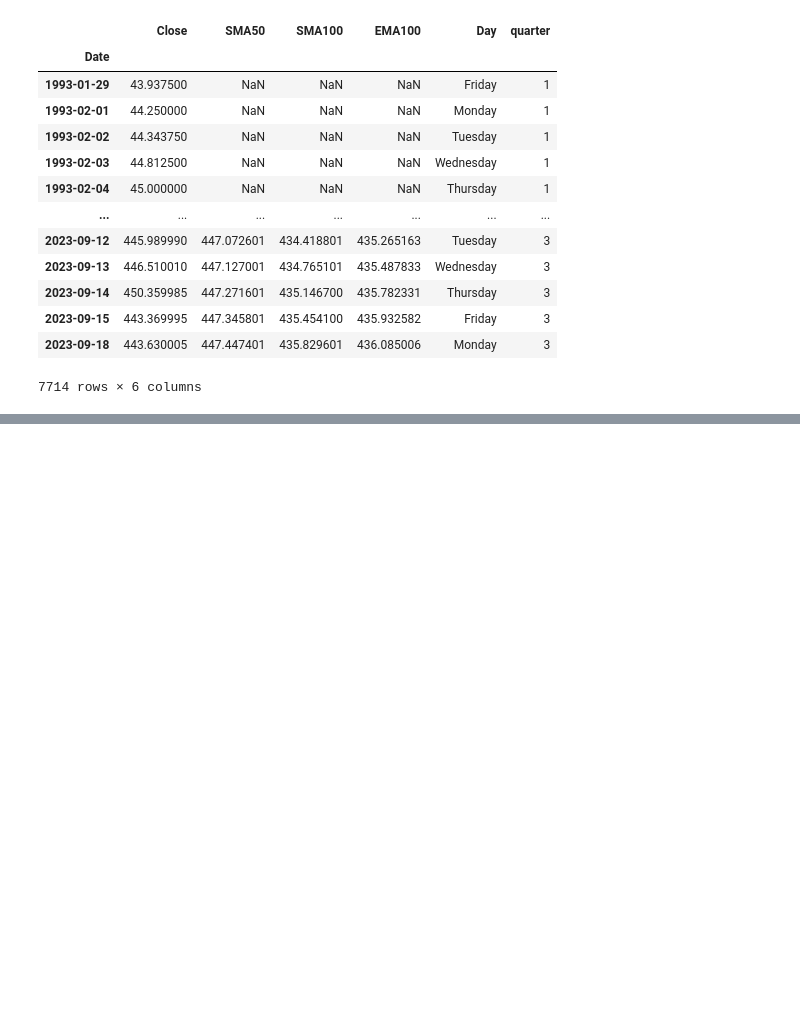
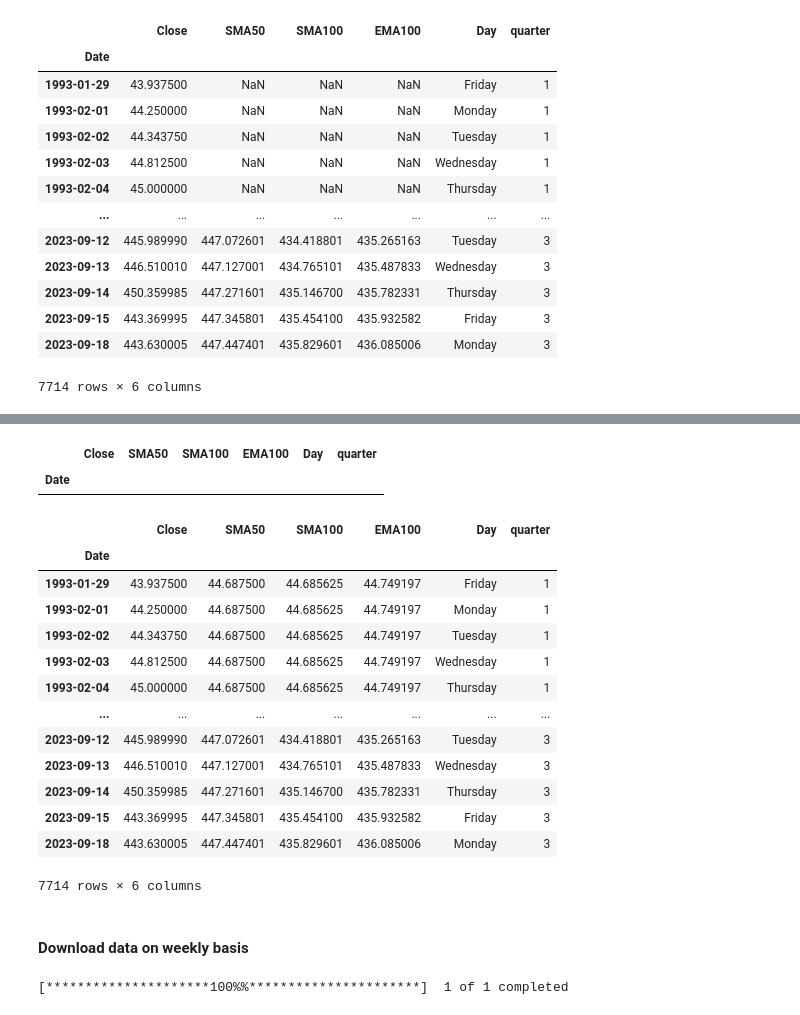
Before and after one commit to tuxlimr/Celery_Preprocessing, a Jupyter notebook: QuantEngineer_NASDAQ_Yahoo.ipynb, the cells around one changed output, grey strips where cells are left out. Saved outputs shown, nothing was run; the diff lists cells and outputs as text; code cells hidden in the pictures; blank space fills up the shorter version.

```diff
--- a/QuantEngineer_NASDAQ_Yahoo.ipynb
+++ b/QuantEngineer_NASDAQ_Yahoo.ipynb
@@ -674,0 +724,28 @@ spy
+# %%
+spy[spy.fillna(method='ffill').Close.isnull()]
+# %% [output]
+|  | Close | SMA50 | SMA100 | EMA100 | Day | quarter |
+| Date |  |  |  |  |  |  |
+# %%
+spy.fillna(method='bfill')
+# %% [output]
+|  | Close | SMA50 | SMA100 | EMA100 | Day | quarter |
+| Date |  |  |  |  |  |  |
+| 1993-01-29 | 43.937500 | 44.687500 | 44.685625 | 44.749197 | Friday | 1 |
+| 1993-02-01 | 44.250000 | 44.687500 | 44.685625 | 44.749197 | Monday | 1 |
+| 1993-02-02 | 44.343750 | 44.687500 | 44.685625 | 44.749197 | Tuesday | 1 |
+| 1993-02-03 | 44.812500 | 44.687500 | 44.685625 | 44.749197 | Wednesday | 1 |
+| 1993-02-04 | 45.000000 | 44.687500 | 44.685625 | 44.749197 | Thursday | 1 |
+| ... | ... | ... | ... | ... | ... | ... |
+| 2023-09-12 | 445.989990 | 447.072601 | 434.418801 | 435.265163 | Tuesday | 3 |
+| 2023-09-13 | 446.510010 | 447.127001 | 434.765101 | 435.487833 | Wednesday | 3 |
+| 2023-09-14 | 450.359985 | 447.271601 | 435.146700 | 435.782331 | Thursday | 3 |
+| 2023-09-15 | 443.369995 | 447.345801 | 435.454100 | 435.932582 | Friday | 3 |
+| 2023-09-18 | 443.630005 | 447.447401 | 435.829601 | 436.085006 | Monday | 3 |
+7714 rows × 6 columns
+# %% [markdown]
+#### Download data on weekly basis
+# %%
+spy = yf.download("SPY", interval="1wk")
+# %% [output]
+[*********************100%%**********************]  1 of 1 completed
```
Also changed, not shown: parts of 6 cells of this notebook.
